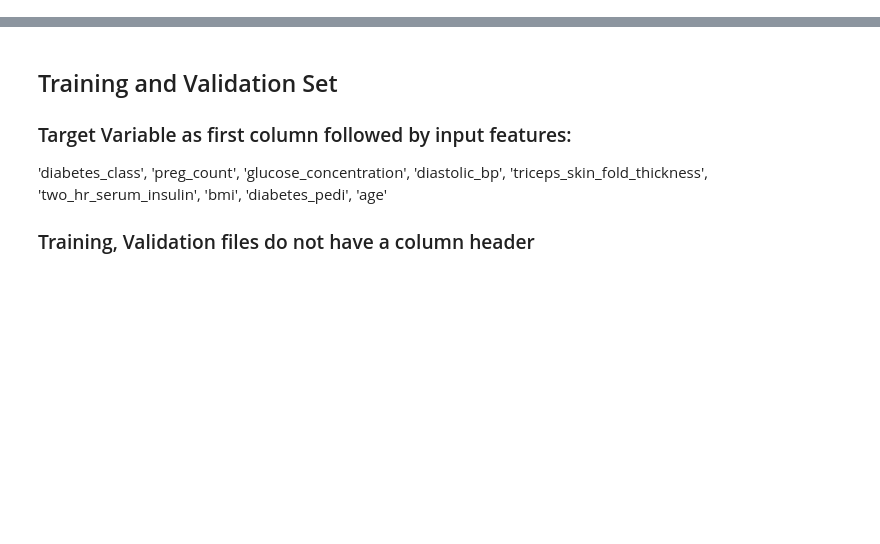
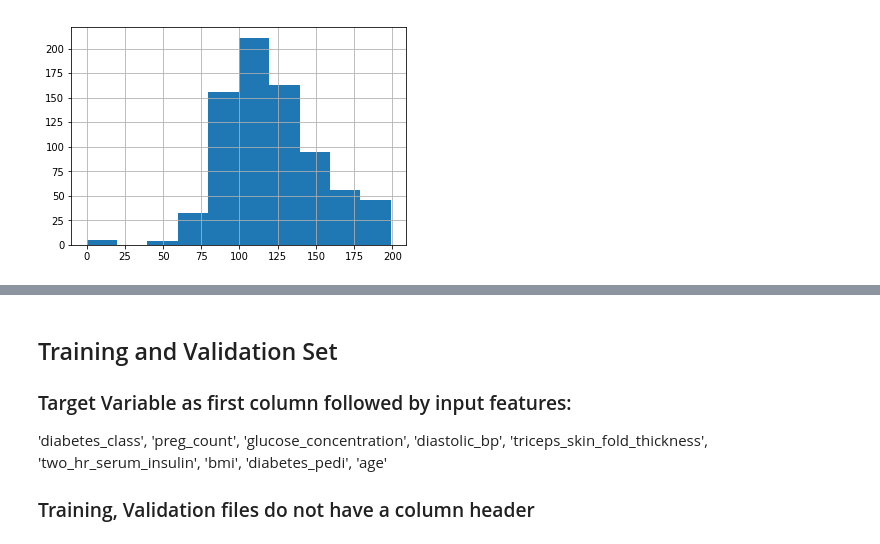
Before and after one commit to ChandraLingam/AmazonSageMakerCourse, a Jupyter notebook: xgboost/DiabetesClassification/diabetes_data_preparation.ipynb, the cells around one changed output, grey strips where cells are left out. Saved outputs shown, nothing was run; the diff lists cells and outputs as text; code cells hidden in the pictures; blank space fills up the shorter version.

```diff
--- a/xgboost/DiabetesClassification/diabetes_data_preparation.ipynb
+++ b/xgboost/DiabetesClassification/diabetes_data_preparation.ipynb
@@ -23,2 +35,7 @@ df = pd.read_csv('pima_indians_diabetes_all.csv')
+# %%
+df['glucose_concentration'].hist()
+plt.show()
+# %% [output]
+[figure, added]
 # %%
 df['diabetes_class'].value_counts()
```
Also changed, not shown: parts of 11 cells of this notebook, 2 other files.
